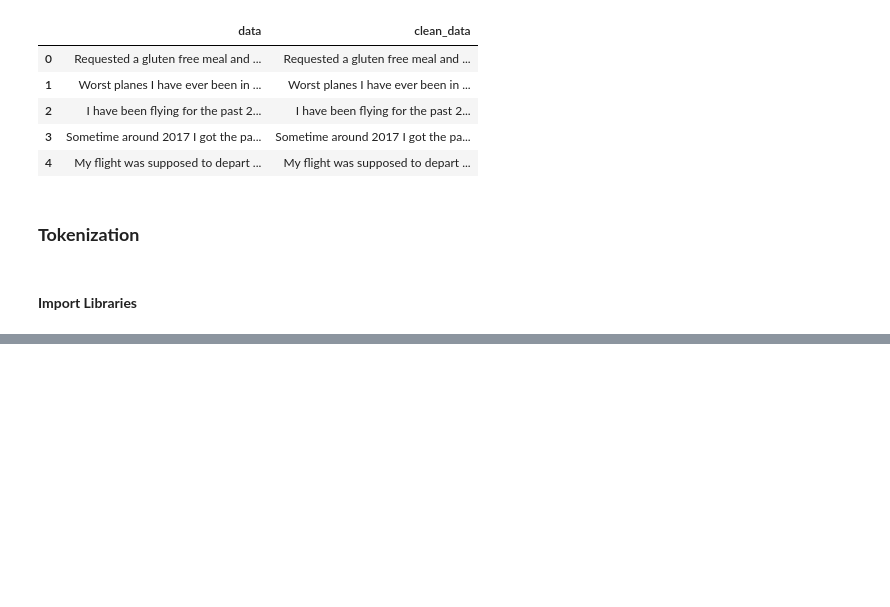
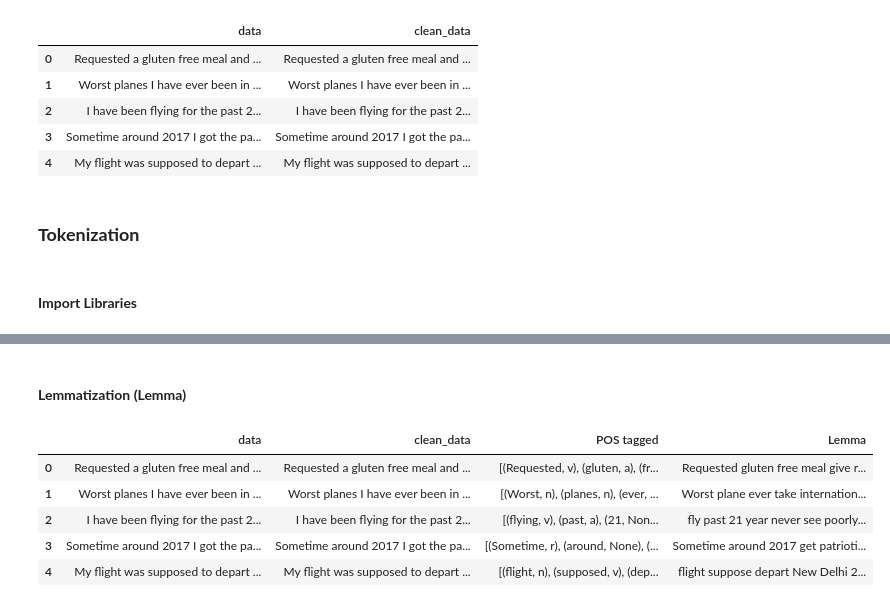
Before and after one commit to Yash22222/IBM-CSRBOX-Internship-Project, a Jupyter notebook: project.ipynb, the cells around one changed output, grey strips where cells are left out. Drawn from its saved outputs; the diff is of its cells as text; code cells hidden in the pictures; blank space fills up the shorter version.

```diff
--- a/project.ipynb
+++ b/project.ipynb
@@ -131,0 +164,26 @@ from nltk.corpus import wordnet
+# %% [markdown]
+#### **Lemmatization (Lemma)**
+# %%
+# grouping the words
+from nltk.stem import WordNetLemmatizer
+wordnet_lemmatizer = WordNetLemmatizer()
+def lemmatize(pos_data):
+    lemma_rew = " "
+    for word, pos in pos_data:
+     if not pos:
+        lemma = word
+        lemma_rew = lemma_rew + " " + lemma
+     else:
+        lemma = wordnet_lemmatizer.lemmatize(word, pos=pos)
+        lemma_rew = lemma_rew + " " + lemma
+    return lemma_rew
+
+df['Lemma'] = df['POS tagged'].apply(lemmatize)
+df.head()
+# %% [output]
+|  | data | clean_data | POS tagged | Lemma |
+| 0 | Requested a gluten free meal and ... | Requested a gluten free meal and ... | [(Requested, v), (gluten, a), (fr... | Requested gluten free meal give r... |
+| 1 | Worst planes I have ever been in ... | Worst planes I have ever been in ... | [(Worst, n), (planes, n), (ever, ... | Worst plane ever take internation... |
+| 2 | I have been flying for the past 2... | I have been flying for the past 2... | [(flying, v), (past, a), (21, Non... | fly past 21 year never see poorly... |
+| 3 | Sometime around 2017 I got the pa... | Sometime around 2017 I got the pa... | [(Sometime, r), (around, None), (... | Sometime around 2017 get patrioti... |
+| 4 | My flight was supposed to depart ... | My flight was supposed to depart ... | [(flight, n), (supposed, v), (dep... | flight suppose depart New Delhi 2... |
```
Also changed, not shown: parts of 4 cells of this notebook.
